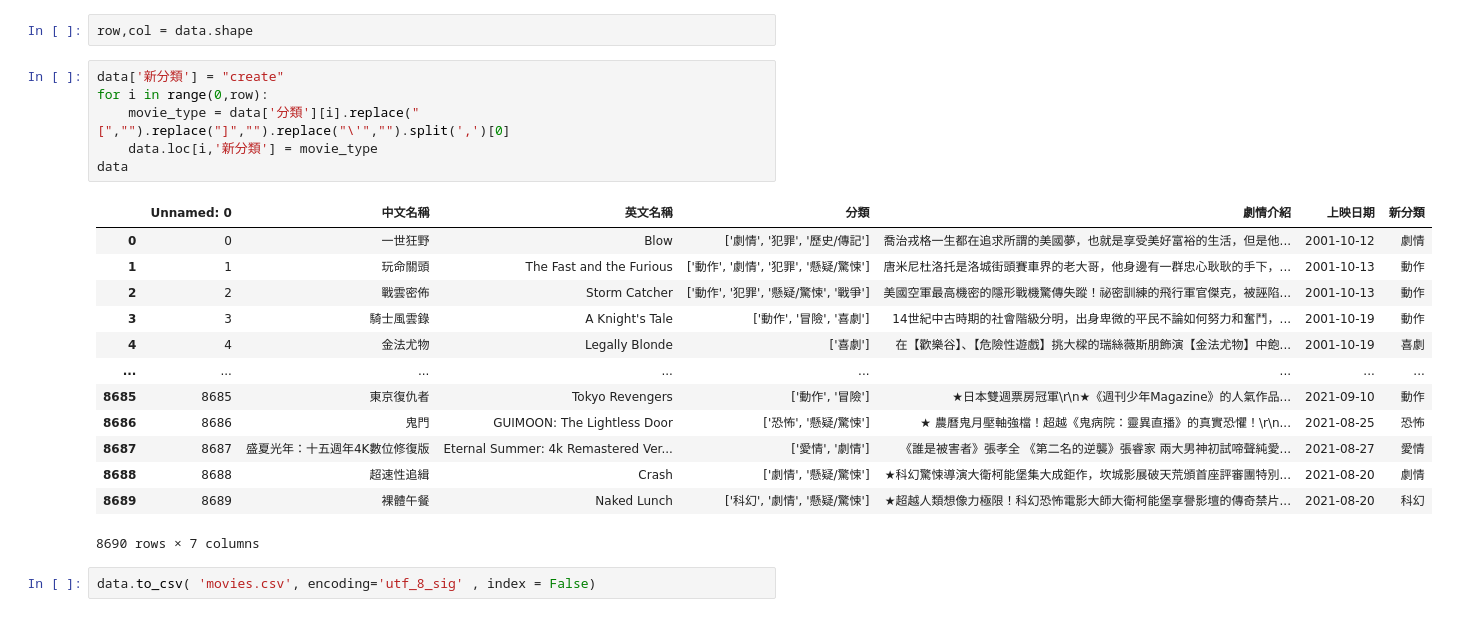
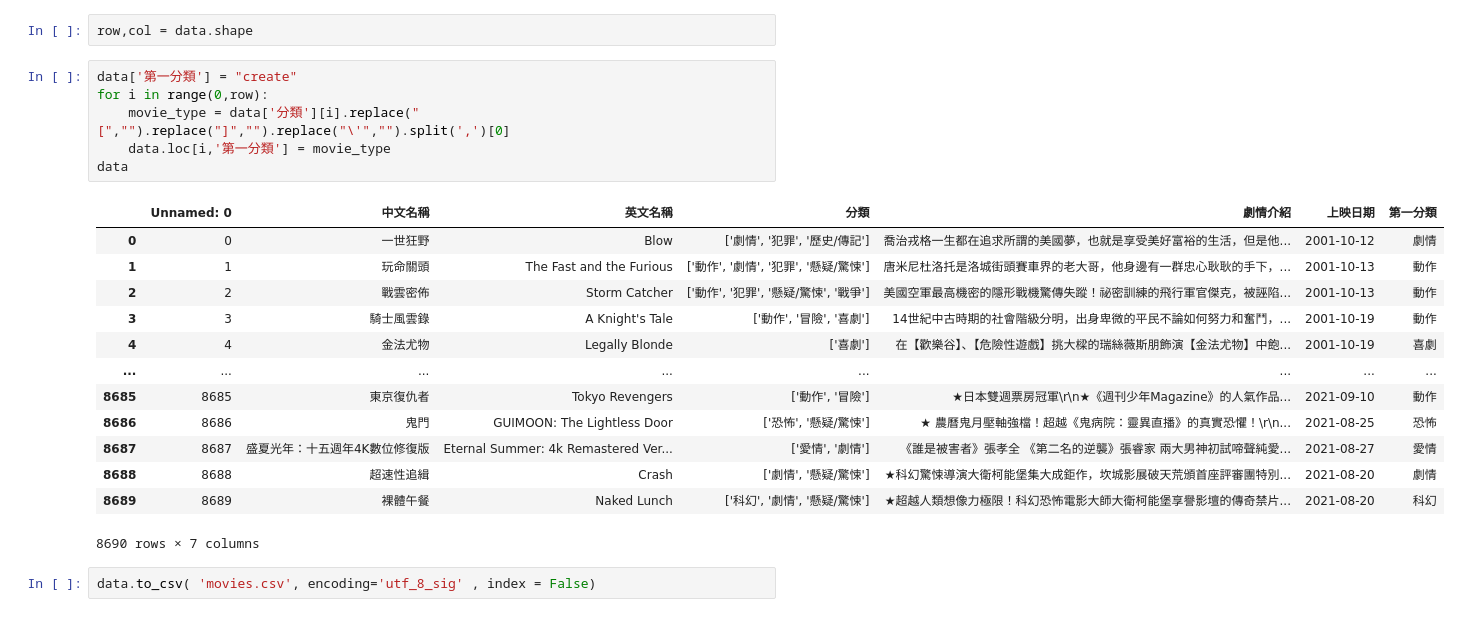
Before and after one commit to Huang-23/nlp_hw3, a Jupyter notebook: nlp_hw3.ipynb, the cells around one changed output. Drawn from its saved outputs; the diff is of its cells as text.

```diff
--- a/nlp_hw3.ipynb
+++ b/nlp_hw3.ipynb
@@ -12,13 +12,13 @@ data.head()
 # %%
 row,col = data.shape
 # %%
-data['新分類'] = "create"
+data['第一分類'] = "create"
 for i in range(0,row):
     movie_type = data['分類'][i].replace("[","").replace("]","").replace("\'","").split(',')[0]
-    data.loc[i,'新分類'] = movie_type
+    data.loc[i,'第一分類'] = movie_type
 data
 # %% [output]
-|  | Unnamed: 0 | 中文名稱 | 英文名稱 | 分類 | 劇情介紹 | 上映日期 | 新分類 |
+|  | Unnamed: 0 | 中文名稱 | 英文名稱 | 分類 | 劇情介紹 | 上映日期 | 第一分類 |
 | 0 | 0 | 一世狂野 | Blow | ['劇情', '犯罪', '歷史/傳記'] | 喬治戎格一生都在追求所謂的美國夢，也就是享受美好富裕的生活，但是他... | 2001-10-12 | 劇情 |
 | 1 | 1 | 玩命關頭 | The Fast and the Furious | ['動作', '劇情', '犯罪', '懸疑/驚悚'] | 唐米尼杜洛托是洛城街頭賽車界的老大哥，他身邊有一群忠心耿耿的手下，... | 2001-10-13 | 動作 |
 | 2 | 2 | 戰雲密佈 | Storm Catcher | ['動作', '犯罪', '懸疑/驚悚', '戰爭'] | 美國空軍最高機密的隱形戰機驚傳失蹤！祕密訓練的飛行軍官傑克，被誣陷... | 2001-10-13 | 動作 |
```
Also changed, not shown: parts of 5 cells of this notebook, 1 other file.
